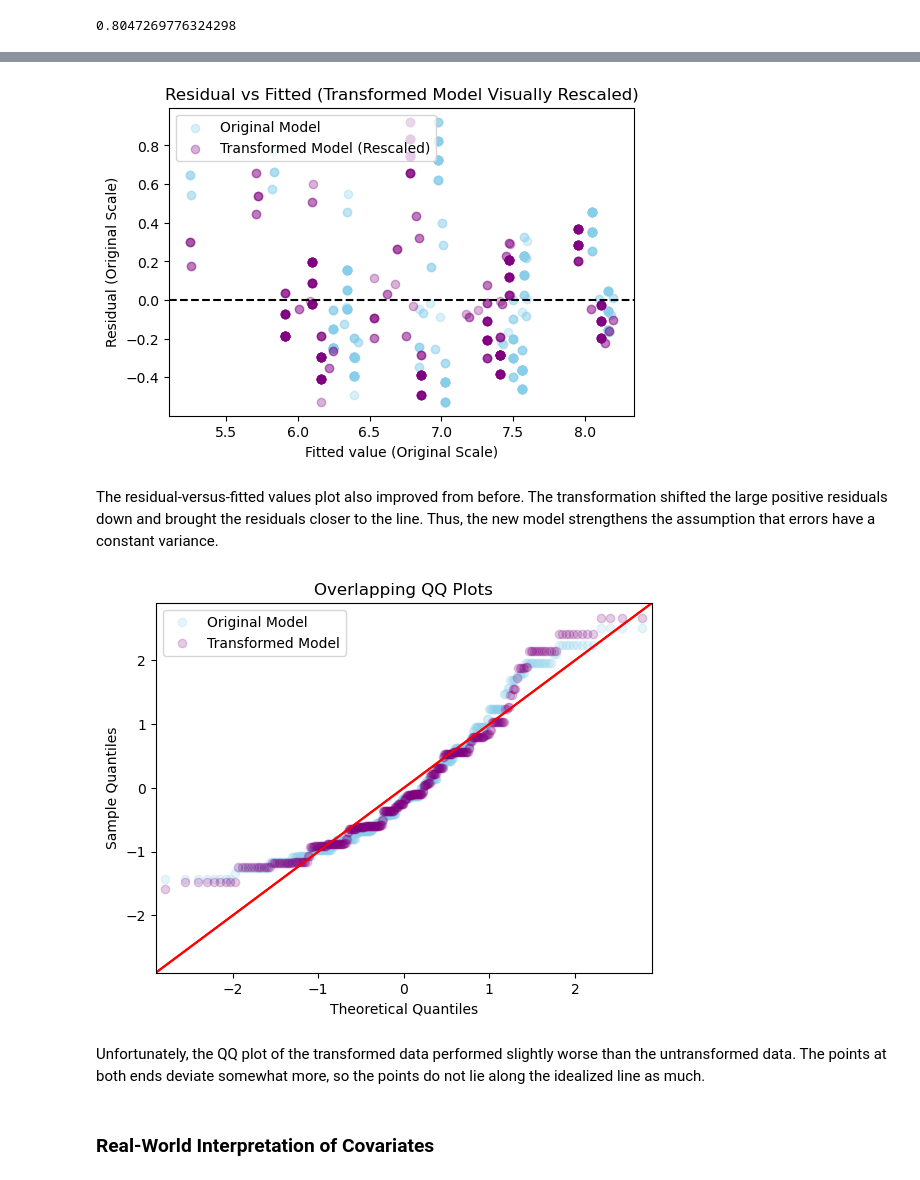
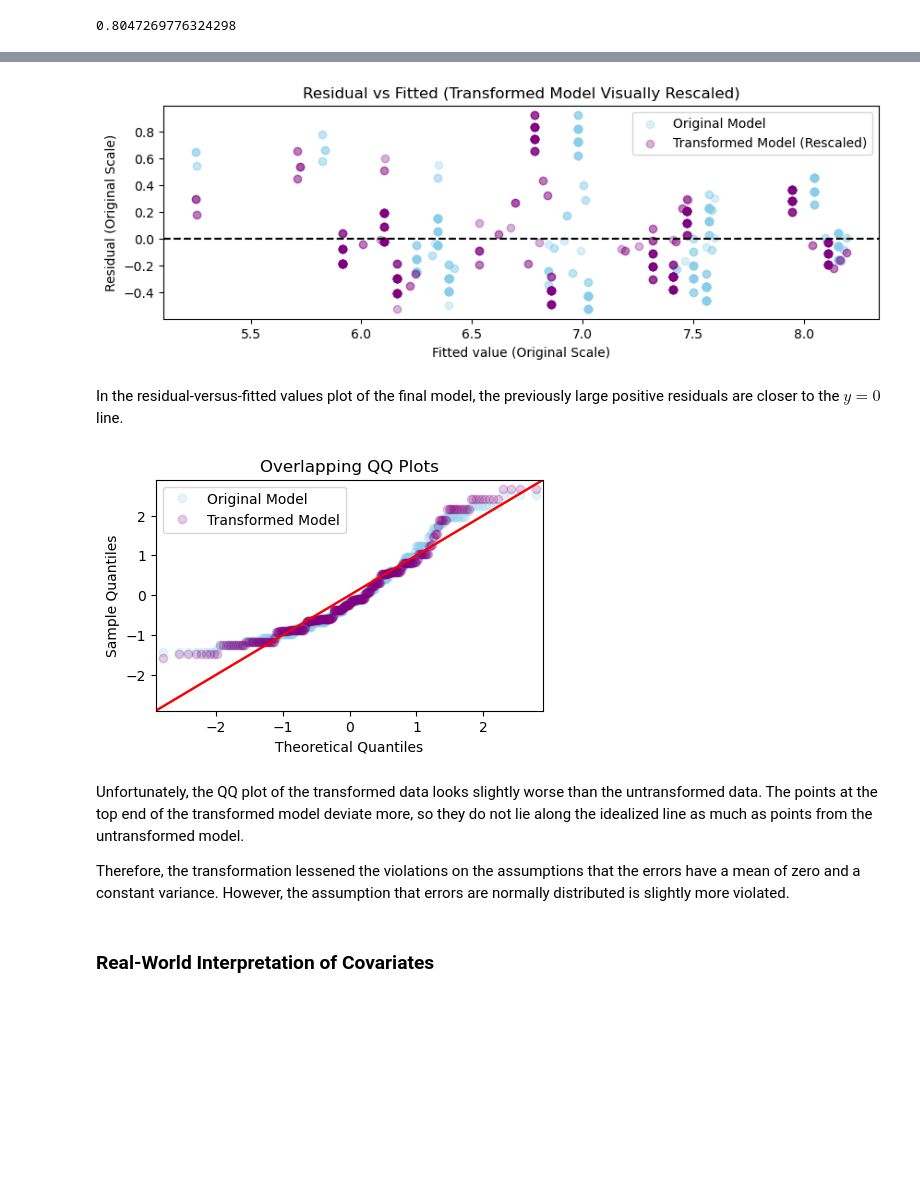
Before and after one commit to eric-y33/Math360-MAGC3, a Jupyter notebook: Final.ipynb, the cells around one changed output, grey strips where cells are left out. Cells and saved outputs as stored; diff of their text form; code cells hidden in the pictures; blank space fills up the shorter version.

```diff
--- a/Final.ipynb
+++ b/Final.ipynb
@@ -125,6 +113,3 @@ We did consider a model that transformed the Sleep Quality values with the natur
-# %%
-sleep_data = pd.read_csv('Sleep.csv')
-sleep = pd.DataFrame(sleep_data)
 # %%
 sleepTransformed = sleep.copy()
 sleepTransformed['Physical_Activity'] = (sleepTransformed['Physical_Activity'])**2
@@ -153,11 +150,6 @@ Although the partial regression plot for physical activity did not improve by mu
 # %%
-X = sleep[['Physical_Activity','Stress','Quality']]
-Y = sleep['Duration']
-X = sm.add_constant(X)
-reg_original = sm.OLS(Y, X).fit()
-
-fitted_y_original = reg_original.fittedvalues
-residuals_original = reg_original.resid
+fitted_y_original = reg.fittedvalues
+residuals_original = reg.resid
 
 fitted_y_transformed = reg_transformed.fittedvalues
 residuals_transformed = reg_transformed.resid
@@ -170,7 +162,7 @@ def rescale_to_range(values, new_min, new_max):
 fitted_trans_scaled = rescale_to_range(fitted_y_transformed, fitted_y_original.min(), fitted_y_original.max())
 residuals_trans_scaled = rescale_to_range(residuals_transformed, residuals_original.min(), residuals_original.max())
 
-plt.figure(figsize=(6,4))
+plt.figure(figsize=(10,3))
 plt.scatter(fitted_y_original, residuals_original, color='skyblue', alpha=0.3, label='Original Model')
 plt.scatter(fitted_trans_scaled, residuals_trans_scaled, color='purple', alpha=0.3, label='Transformed Model (Rescaled)')
 plt.axhline(y=0, color='black', linestyle='--')
@@ -180,24 +172,24 @@ plt.legend()
 plt.title("Residual vs Fitted (Transformed Model Visually Rescaled)")
 plt.show()
 # %% [output]
-[figure, old version]
+[figure, new version]
 # %% [markdown]
-The residual-versus-fitted values plot also improved from before. The transformation shifted the large positive residuals down and brought the residuals closer to the line. Thus, the new model strengthens the assumption that errors have a constant variance.
+In the residual-versus-fitted values plot of the final model, the previously large positive residuals are closer to the $y=0$ line.
 # %%
-# Plot 3 (Overlapping QQ Plots)
-residuals_original = reg_original.resid
-fig, ax = plt.subplots()
-
+# Plot 4 (Overlapping QQ Plots)
+residuals_original = reg.resid
+fig, ax = plt.subplots(figsize=(5,3))
 plt.title("Overlapping QQ Plots")
 sm.qqplot(residuals_original, fit = True, line='45', markerfacecolor='skyblue', markeredgecolor='skyblue', alpha = 0.2, ax=ax, label='Original Model')
 sm.qqplot(residuals_transformed, fit = True, line='45', markerfacecolor='purple', markeredgecolor='purple', alpha = 0.2, ax=ax, label='Transformed Model')
-
 plt.legend()
 plt.show()
 # %% [output]
-[figure, old version]
+[figure, new version]
 # %% [markdown]
-Unfortunately, the QQ plot of the transformed data performed slightly worse than the untransformed data. The points at both ends deviate somewhat more, so the points do not lie along the idealized line as much.
+Unfortunately, the QQ plot of the transformed data looks slightly worse than the untransformed data. The points at the top end of the transformed model deviate more, so they do not lie along the idealized line as much as points from the untransformed model.
+
+Therefore, the transformation lessened the violations on the assumptions that the errors have a mean of zero and a constant variance. However, the assumption that errors are normally distributed is slightly more violated.
 # %% [markdown]
 ### Real-World Interpretation of Covariates
 # %%
```
Also changed, not shown: parts of 18 cells of this notebook.
